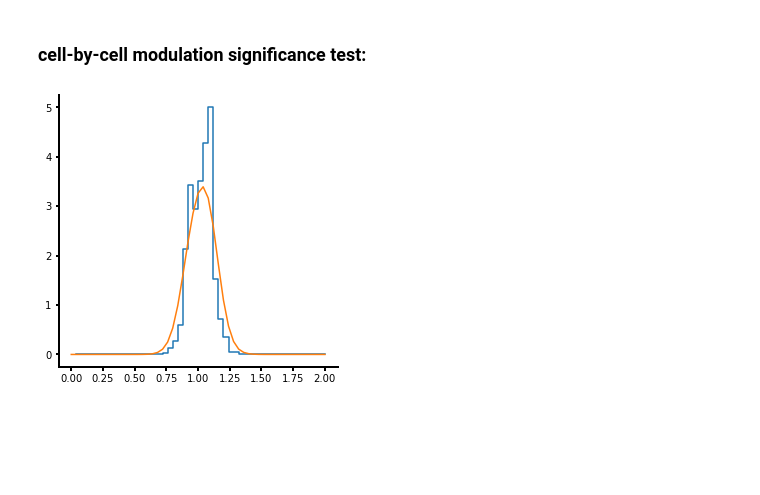
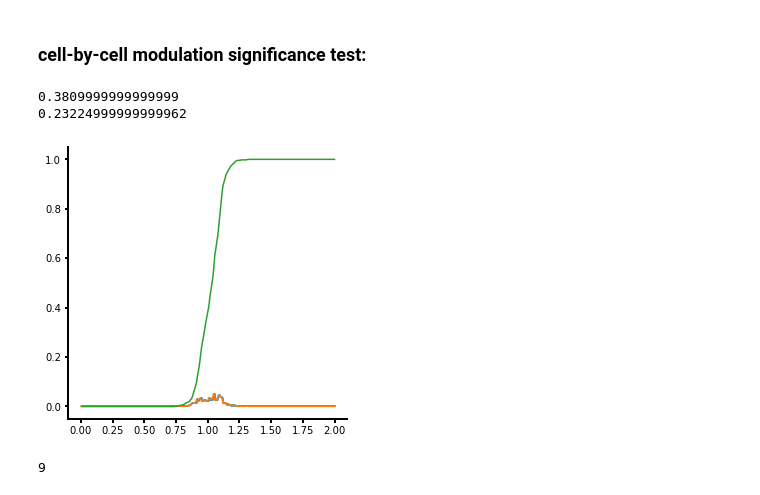
Before and after one commit to inscopix/astellas, a Jupyter notebook: astellas_nvoke_trig.ipynb, the cells around one changed output. Saved outputs shown, nothing was run; the diff lists cells and outputs as text; code cells hidden in the pictures; blank space fills up the shorter version.

```diff
--- a/astellas_nvoke_trig.ipynb
+++ b/astellas_nvoke_trig.ipynb
@@ -1360,15 +1400,24 @@ pdf = np.exp(kd.score_samples(hbins.reshape(-1,1)))
 # %%
-h,hbins = np.histogram(shuff_stat_mtx[0], bins = 50, range = (0,2), density=True)
+h,hbins = np.histogram(shuff_stat_mtx[0], bins = 250, range = (0,2))
+hdist = stats.rv_histogram((h, hbins) )
 
+pdf = hdist.pdf(hbins) / sum(hdist.pdf(hbins))
+
+print(hdist.cdf(1))
+print(min((hdist.cdf(.95), 1-hdist.cdf(.95))) )
 
 f,ax = plt.subplots(1,1,figsize=(5,5 ))
-ax.step(hbins[1:],h)
-ax.plot(hbins, pdf)
+ax.step(hbins[1:], h/sum(h))
+#ax.plot(hbins[1:], hdist.pdf(hbins[1:]))
+ax.plot(hbins,pdf)
+ax.plot(hbins[1:], hdist.cdf(hbins[1:]))
 
 twoaxis(ax)
 plt.show()
 # %% [output]
+0.3809999999999999
+0.23224999999999962
-[figure, old version]
+[figure, new version]
 # %%
 #np.nanmedian(stat_mtx, axis=1)
 modulation_p_dist = []
@@ -1377,3 +1432,7 @@ for cell_stat, cell_shuff in zip(stat_mtx, shuff_stat_mtx):
+# %%
+print(len(np.argwhere(modulation_p_dist < .05)))
+# %% [output]
+9
 # %%
 print(stat_mtx.shape)
 print(shuff_stat_mtx.shape)
```
Also changed, not shown: parts of 9 cells of this notebook.
